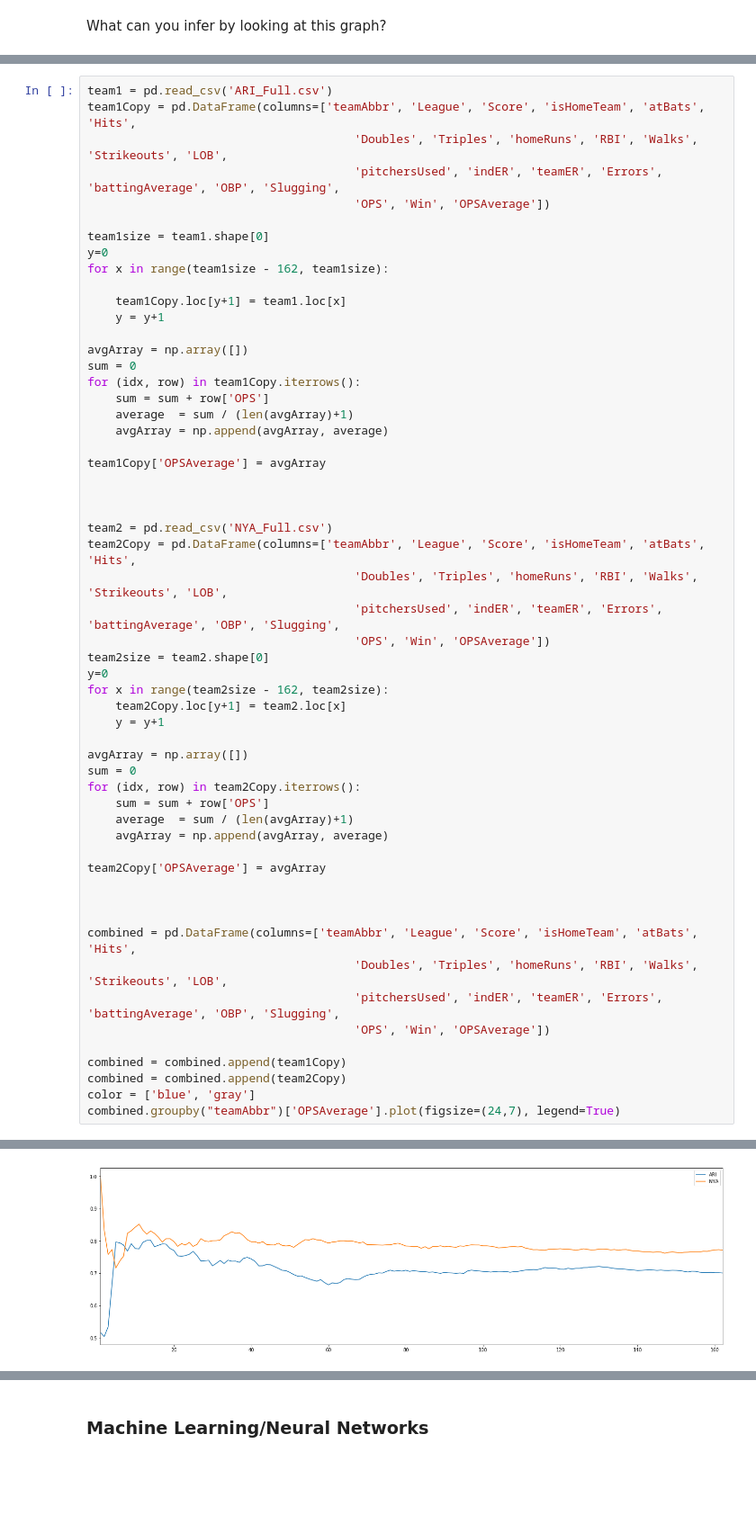
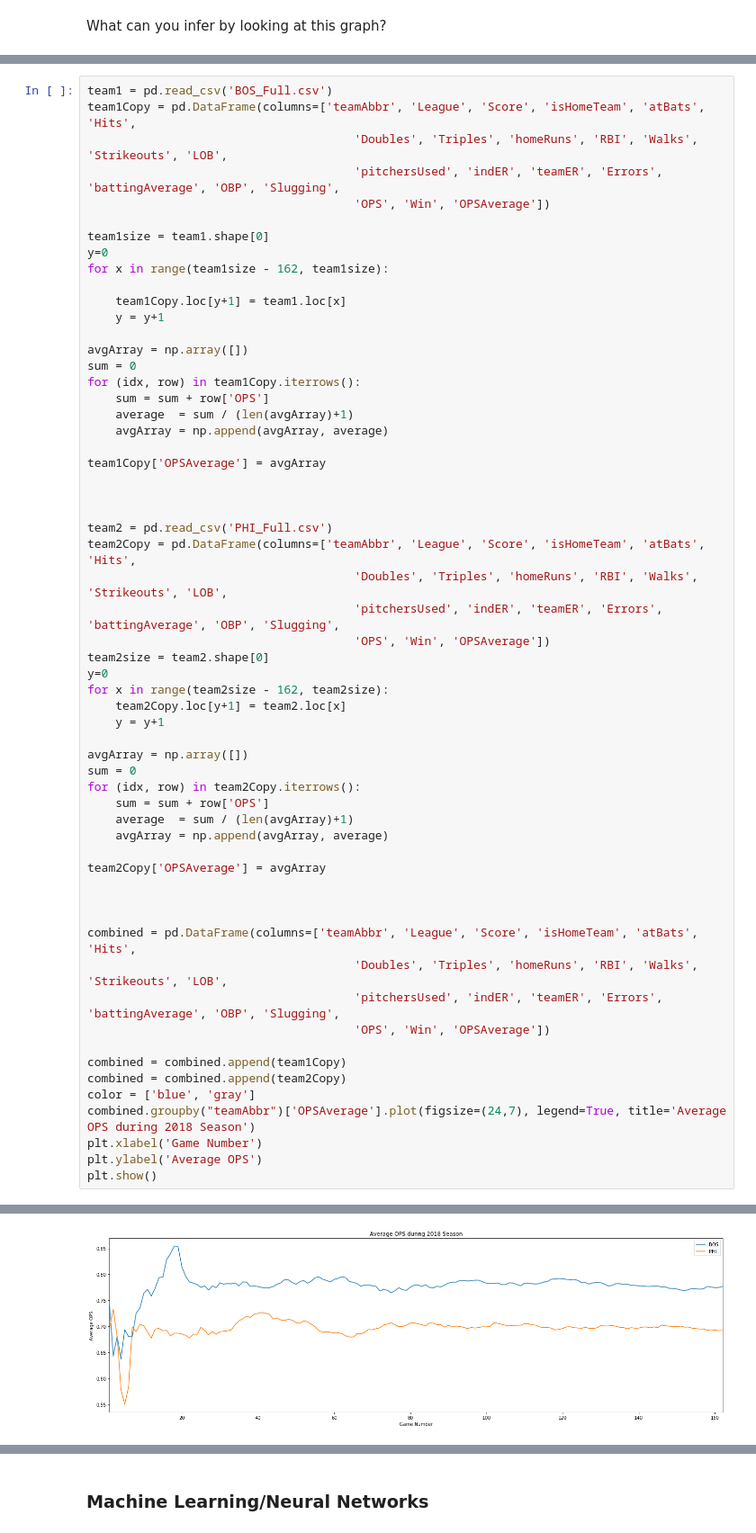
Before and after one commit to delevan98/Senior-Project, a Jupyter notebook: presentationSQRT(4).ipynb, the cells around one changed output, grey strips where cells are left out. Shown at 90% size. Saved outputs shown, nothing was run; the diff lists cells and outputs as text; blank space fills up the shorter version.

```diff
--- a/presentationSQRT(4).ipynb
+++ b/presentationSQRT(4).ipynb
@@ -510,5 +504,5 @@ What can you infer from this graph?
 # %%
-team1 = pd.read_csv('ARI_Full.csv')
+team1 = pd.read_csv('BOS_Full.csv')
 team1Copy = pd.DataFrame(columns=['teamAbbr', 'League', 'Score', 'isHomeTeam', 'atBats', 'Hits',
                                       'Doubles', 'Triples', 'homeRuns', 'RBI', 'Walks', 'Strikeouts', 'LOB',
                                       'pitchersUsed', 'indER', 'teamER', 'Errors', 'battingAverage', 'OBP', 'Slugging',
@@ -532,7 +526,7 @@ team1Copy['OPSAverage'] = avgArray
 
 
 
-team2 = pd.read_csv('NYA_Full.csv')
+team2 = pd.read_csv('PHI_Full.csv')
 team2Copy = pd.DataFrame(columns=['teamAbbr', 'League', 'Score', 'isHomeTeam', 'atBats', 'Hits',
                                       'Doubles', 'Triples', 'homeRuns', 'RBI', 'Walks', 'Strikeouts', 'LOB',
                                       'pitchersUsed', 'indER', 'teamER', 'Errors', 'battingAverage', 'OBP', 'Slugging',
@@ -562,5 +556,8 @@ combined = pd.DataFrame(columns=['teamAbbr', 'League', 'Score', 'isHomeTeam', 'a
 combined = combined.append(team1Copy)
 combined = combined.append(team2Copy)
 color = ['blue', 'gray']
-combined.groupby("teamAbbr")['OPSAverage'].plot(figsize=(24,7), legend=True)
+combined.groupby("teamAbbr")['OPSAverage'].plot(figsize=(24,7), legend=True, title='Average OPS during 2018 Season')
+plt.xlabel('Game Number')
+plt.ylabel('Average OPS')
+plt.show()
 # %% [output]
@@ -571,4 +564,4 @@ Name: OPSAverage, dtype: object
-[figure, old version]
+[figure, new version]
 # %%
 team2Copy
 # %% [output]
```
Also changed, not shown: parts of 22 cells of this notebook.
